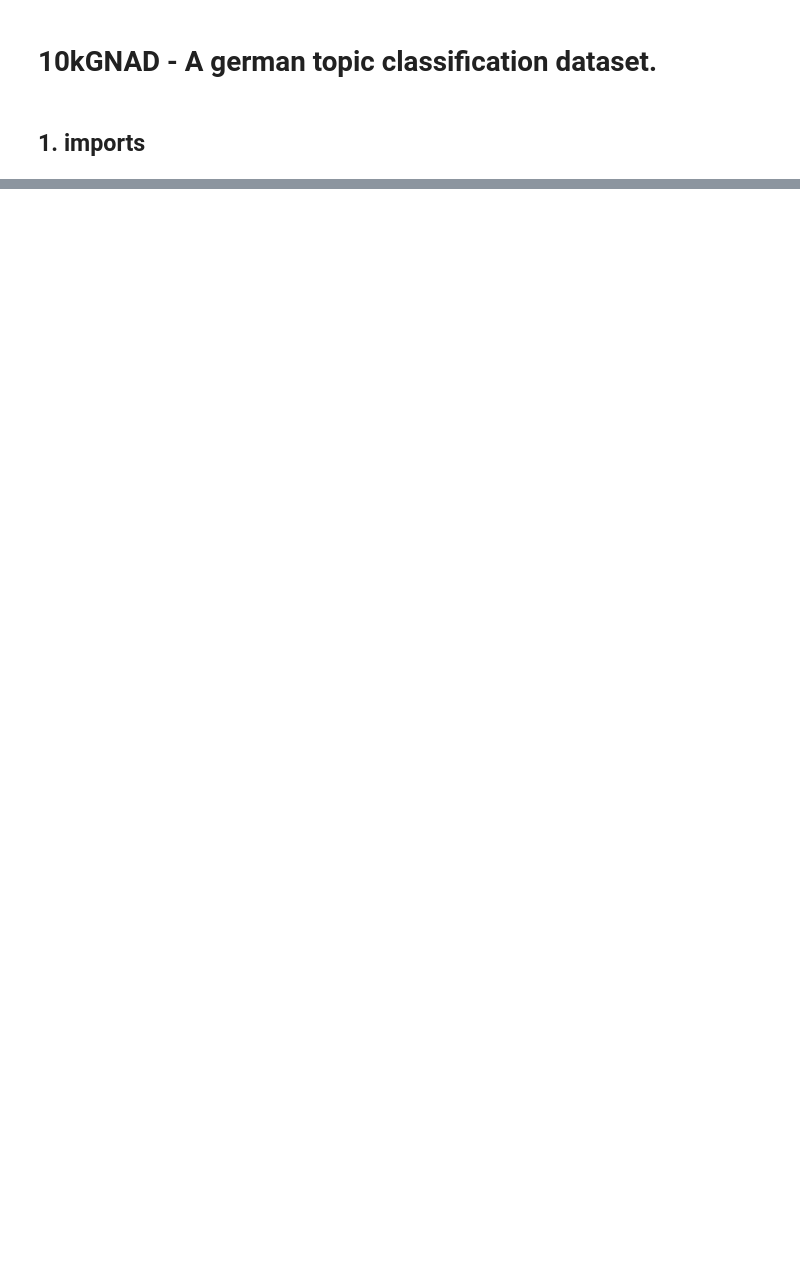
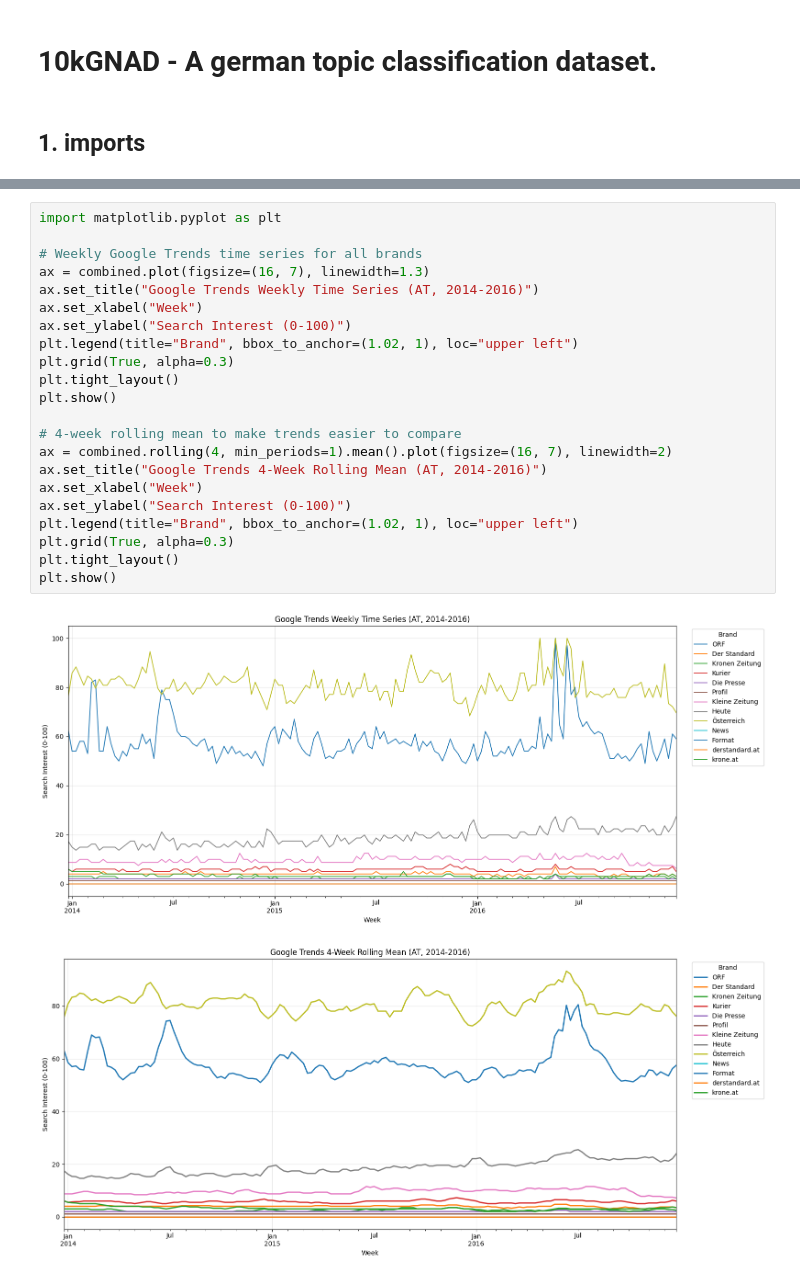
Before and after one commit to DataandAIReseach/LabelFusion, a Jupyter notebook: Dataset_Descriptives/10kGNAD .ipynb, the cells around one changed output, grey strips where cells are left out. Cells and saved outputs as stored; diff of their text form; blank space fills up the shorter version.

```diff
--- a/Dataset_Descriptives/10kGNAD .ipynb
+++ b/Dataset_Descriptives/10kGNAD .ipynb
@@ -312,0 +266,25 @@ train_with_timestamps.head(2)
+# %%
+import matplotlib.pyplot as plt
+
+# Weekly Google Trends time series for all brands
+ax = combined.plot(figsize=(16, 7), linewidth=1.3)
+ax.set_title("Google Trends Weekly Time Series (AT, 2014-2016)")
+ax.set_xlabel("Week")
+ax.set_ylabel("Search Interest (0-100)")
+plt.legend(title="Brand", bbox_to_anchor=(1.02, 1), loc="upper left")
+plt.grid(True, alpha=0.3)
+plt.tight_layout()
+plt.show()
+
+# 4-week rolling mean to make trends easier to compare
+ax = combined.rolling(4, min_periods=1).mean().plot(figsize=(16, 7), linewidth=2)
+ax.set_title("Google Trends 4-Week Rolling Mean (AT, 2014-2016)")
+ax.set_xlabel("Week")
+ax.set_ylabel("Search Interest (0-100)")
+plt.legend(title="Brand", bbox_to_anchor=(1.02, 1), loc="upper left")
+plt.grid(True, alpha=0.3)
+plt.tight_layout()
+plt.show()
+# %% [output]
+[figure, added]
+[figure, added]
```
Also changed, not shown: parts of 28 cells of this notebook, 15 other files.
